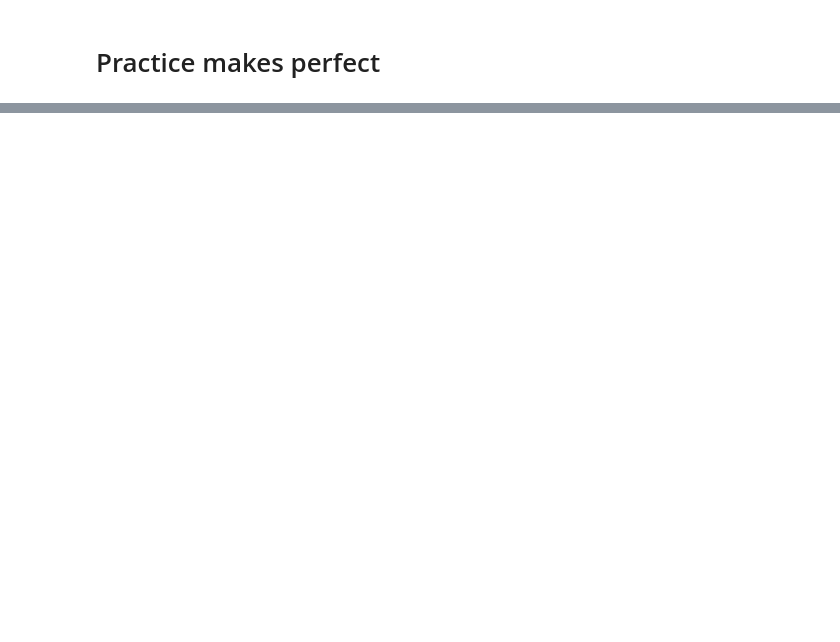
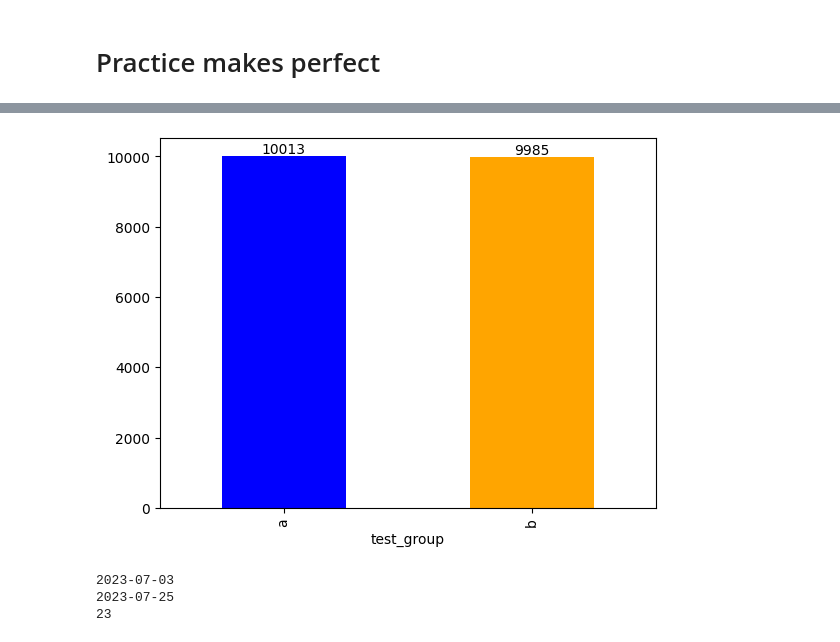
Before and after one commit to SamKratin/python-dataframes-exercises, a Jupyter notebook: python_drill_through.ipynb, the cells around one changed output, grey strips where cells are left out. Cells and saved outputs as stored; diff of their text form; code cells hidden in the pictures; blank space fills up the shorter version.

Commit message:
ab test

```diff
--- a/python_drill_through.ipynb
+++ b/python_drill_through.ipynb
@@ -145,0 +151,16 @@ print(sorted(lst, key = lambda x: x['revenue'])[0]['product'])
+# %%
+data = {
+    'product': ['apple', 'banana', 'orange', 'grape'],
+    'price': [2.5, 1.8, 3.0, 4.2],
+    'quantity': [10, 25, 7, 5]
+}
+
+df = pd.DataFrame(data)
+df['revenue'] = df['price'] * df['quantity']
+df[(df['price'] > 2)]
+i = df['revenue'].idxmax()
+df.loc[i, 'product']
+df['price'].mean()
+df['revenue'].max()
+df['revenue'].min()
+df['price'].std()
@@ -145,0 +183,25 @@ print(sorted(lst, key = lambda x: x['revenue'])[0]['product'])
+# %%
+df = pd.read_csv(r"C:\Users\Anna\Desktop\pandas_git\_ab_test_data.csv")
+df['timestamp'] = pd.to_datetime(df['timestamp'])
+df.groupby('test_group')['user_id'].nunique()
+group_count = df['test_group'].value_counts()
+vis = group_count.plot(kind='bar', color=['blue', 'orange'])
+
+for i, v in enumerate(group_count):
+    vis.text(i, v, str(v), ha='center', va='bottom')
+plt.show()
+# %% [output]
+[figure, added]
+# %%
+#date calculations
+start_date = df['timestamp'].min().date()
+end_date = df['timestamp'].max().date()
+date_duration = (end_date - start_date).days + 1
+
+print(start_date)
+print(end_date)
+print(date_duration)
+# %% [output]
+2023-07-03
+2023-07-25
+23
```
Also changed, not shown: parts of 9 cells of this notebook, 1 other file.
